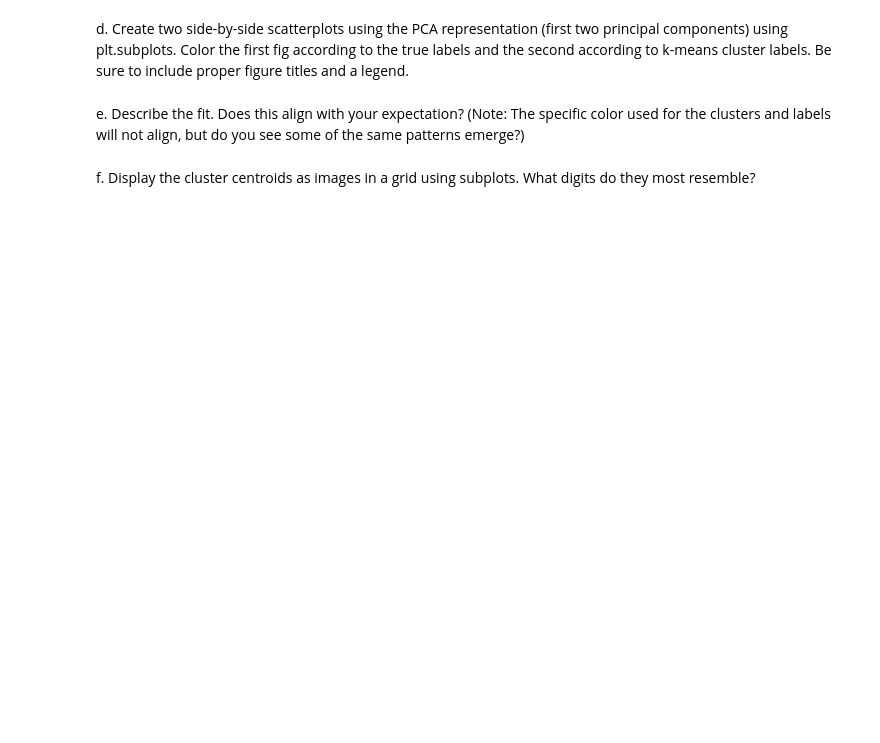
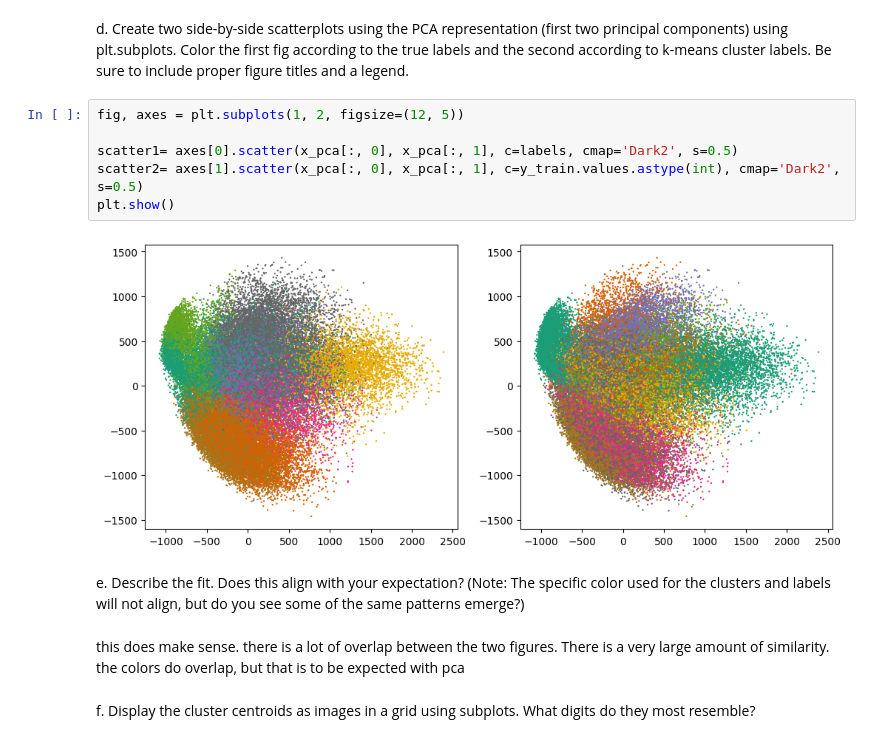
Before and after one commit to dsynderg/CS-180-assignments, a Jupyter notebook: 08_clustering.ipynb, the cells around one changed output. Drawn from its saved outputs; the diff is of its cells as text; blank space fills up the shorter version.

```diff
--- a/08_clustering.ipynb
+++ b/08_clustering.ipynb
@@ -92,6 +140,16 @@ Then make a **scatterplot** of the 2D data and **color the points by their k-mea
 # %% [markdown]
 d. Create two side-by-side scatterplots using the PCA representation (first two principal components) using plt.subplots. Color the first fig according to the true labels and the second according to k-means cluster labels. Be sure to include proper figure titles and a legend.
+# %%
+fig, axes = plt.subplots(1, 2, figsize=(12, 5))
+
+scatter1= axes[0].scatter(x_pca[:, 0], x_pca[:, 1], c=labels, cmap='Dark2', s=0.5)
+scatter2= axes[1].scatter(x_pca[:, 0], x_pca[:, 1], c=y_train.values.astype(int), cmap='Dark2', s=0.5)
+plt.show()
+# %% [output]
+[figure, added]
 # %% [markdown]
 e. Describe the fit. Does this align with your expectation? (Note: The specific color used for the clusters and labels will not align, but do you see some of the same patterns emerge?)
+# %% [markdown]
+this does make sense. there is a lot of overlap between the two figures. There is a very large amount of similarity. the colors do overlap, but that is to be expected with pca
 # %% [markdown]
 f. Display the cluster centroids as images in a grid using subplots. What digits do they most resemble?
```
Also changed, not shown: parts of 23 cells of this notebook.
